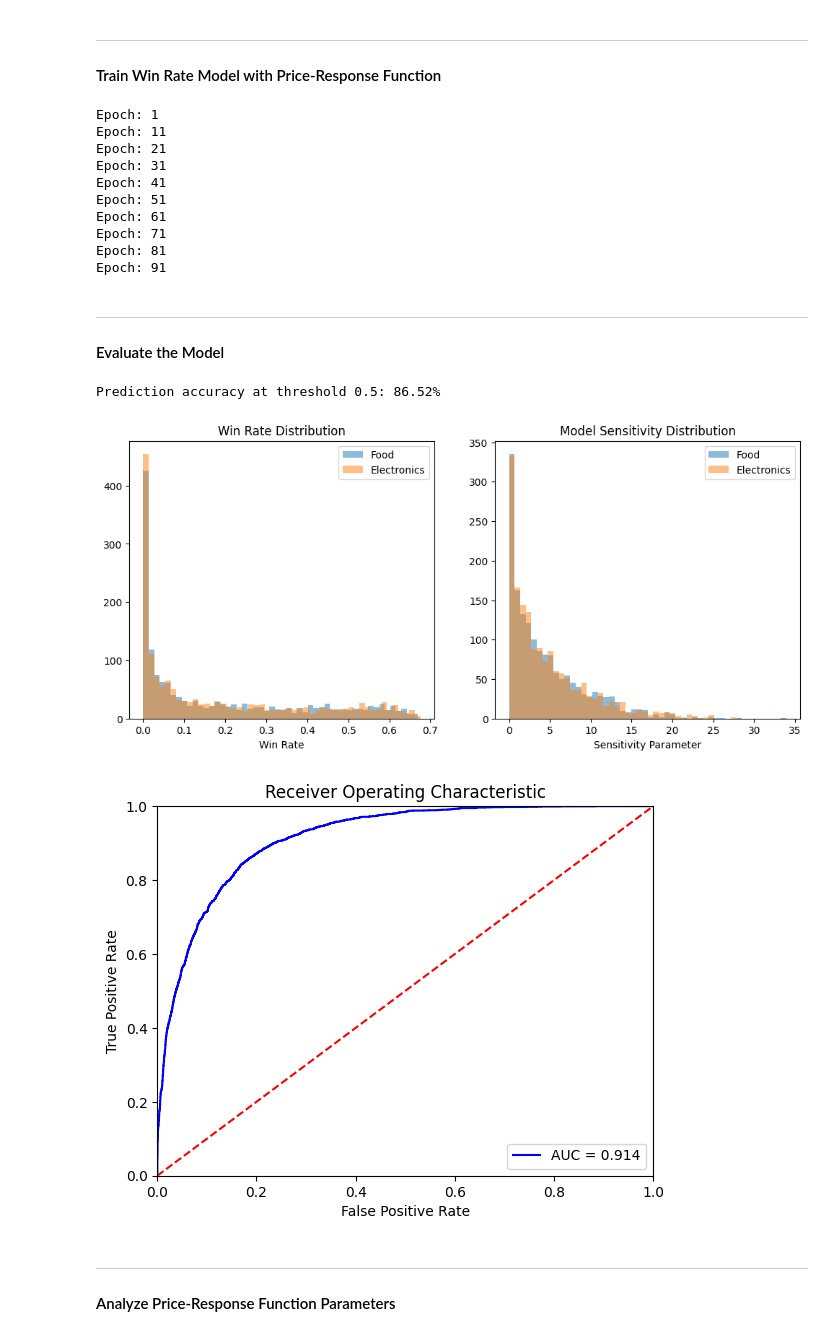
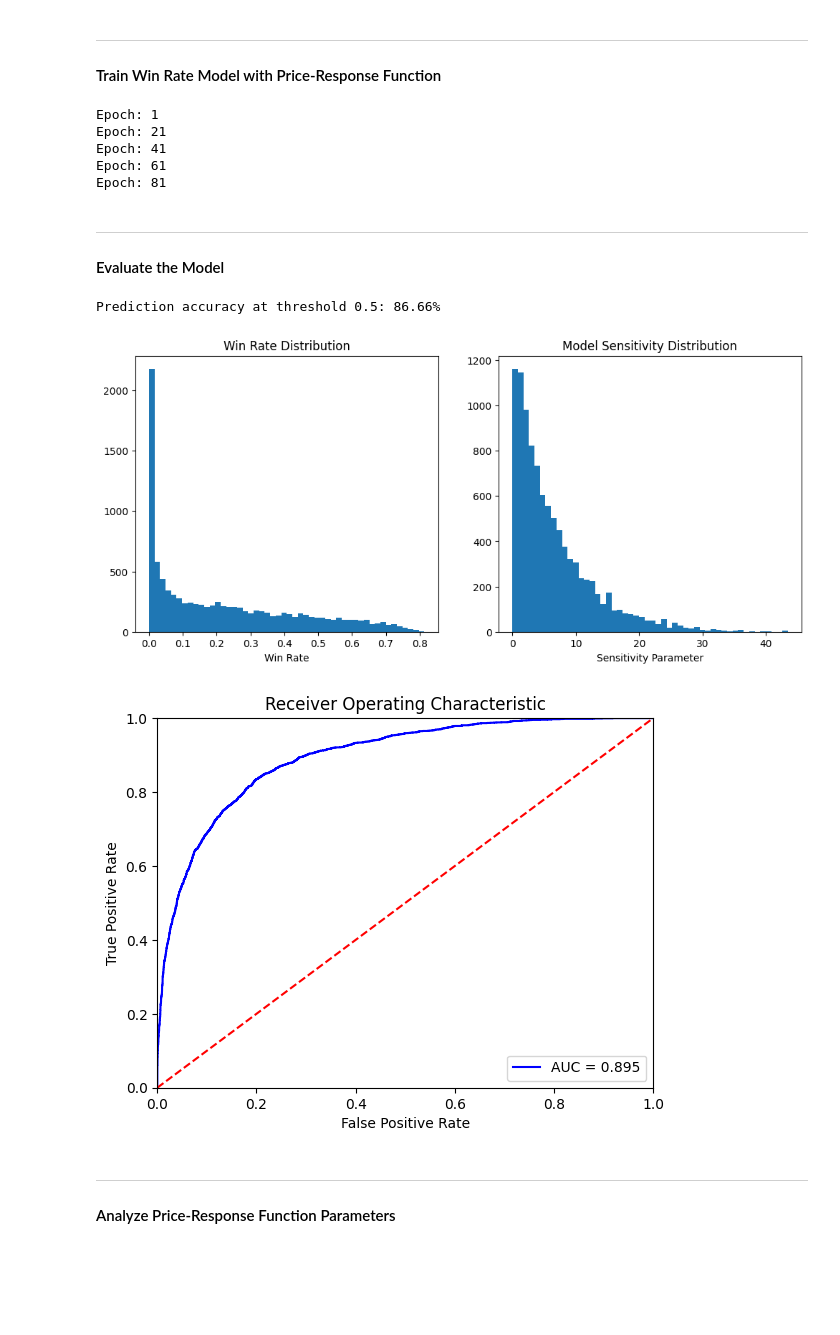
Before and after one commit to Q-shick/ecommerce_price_sensitivity, a Jupyter notebook: conversion-sensitivity-model.ipynb, the cells around one changed output. Saved outputs shown, nothing was run; the diff lists cells and outputs as text; code cells hidden in the pictures; blank space fills up the shorter version.

Commit message:
Kaggle Notebook | conversion_sensitivity_model | Comprehensive price optimization

```diff
--- a/conversion-sensitivity-model.ipynb
+++ b/conversion-sensitivity-model.ipynb
@@ -119,23 +121,21 @@ class MaxWinRateParam(nn.Module):
         x = self.hidden_layer(x)
         x = self.output_layer(x)
         x = self.sigmoid_activation(x)
-        return x
+        return 0.5 * x + 0.5
 
 
 class BiasParam(nn.Module):
     def __init__(self):
         super(BiasParam, self).__init__()
         self.hidden_layer = nn.Linear(12, 5)
+        self.output_layer = nn.Linear(5, 1)
         self.tanh_activation = nn.Tanh()
-        self.output_layer = nn.Linear(5, 1)
-        self.elu_activation = nn.ELU()
 
     def forward(self, x):
         x = self.hidden_layer(x)
+        x = self.output_layer(x)
         x = self.tanh_activation(x)
-        x = self.output_layer(x)
-        x = self.elu_activation(x)
-        return x
+        return x - 0.75
 
 
 class SensitivityParam(nn.Module):
@@ -185,7 +185,7 @@ criterion = nn.BCELoss()
 optimizer = optim.Adam(model.parameters(), lr=0.0001)
 
 for epoch in range(n_epochs):
-    if epoch % 10 == 0:
+    if epoch % 20 == 0:
         print(f"Epoch: {epoch + 1}")
     for i in range(batches_per_epoch):
         start = i * batch_size
@@ -201,65 +201,47 @@ for epoch in range(n_epochs):
         optimizer.step() # Update weights
 # %% [output]
 Epoch: 1
-Epoch: 11
 Epoch: 21
-Epoch: 31
 Epoch: 41
-Epoch: 51
 Epoch: 61
-Epoch: 71
 Epoch: 81
-Epoch: 91
 # %% [markdown]
 ___
 #### Evaluate the Model
 # %%
 win_rate_test, max_win_rate_test, bias_test, sensitivity_test = model(features_test_tensor, price_test_tensor)
 
 pred_win_rate_test = win_rate_test.detach().numpy()
 pred_max_win_rate_test = max_win_rate_test.detach().numpy()
 pred_bias_test = bias_test.detach().numpy()
 pred_sensitivity_test = sensitivity_test.detach().numpy()
 
 pred_goods_test = pd.concat(
     [
         product_info[product_info.index.isin(X_test.index)].reset_index(),
         pd.Series(pred_win_rate_test.ravel(), name="predicted_win_rate"),
         pd.Series(pred_sensitivity_test.ravel(), name="predicted_sensitivity"),
     ],
     axis=1,
 )
 
 conversion_accuracy = ((pred_win_rate_test > 0.5).astype(int).ravel() == y_test.values).mean()
 print(f"Prediction accuracy at threshold 0.5: {conversion_accuracy:.2%}")
 
 fig, ax = plt.subplots(1,2,figsize=(12,5))
-ax[0].hist(
-    pred_goods_test.loc[pred_goods_test["goods"] == "type_food", "predicted_win_rate"],
-    bins=50, alpha=0.5, label="Food"
-)
-ax[0].hist(
-    pred_goods_test.loc[pred_goods_test["goods"] == "type_eletronics", "predicted_win_rate"],
-    bins=50, alpha=0.5, label="Electronics"
-)
+
+ax[0].hist(pred_goods_test["predicted_win_rate"], bins=50)
 ax[0].set_title("Win Rate Distribution")
 ax[0].set_xlabel("Win Rate")
-ax[0].legend()
-ax[1].hist(
-    pred_goods_test.loc[pred_goods_test["goods"] == "type_food", "predicted_sensitivity"],
-    bins=50, alpha=0.5, label="Food"
-)
-ax[1].hist(
-    pred_goods_test.loc[pred_goods_test["goods"] == "type_eletronics", "predicted_sensitivity"],
-    bins=50, alpha=0.5, label="Electronics"
-)
+
+ax[1].hist(pred_goods_test["predicted_sensitivity"], bins=50)
 ax[1].set_title("Model Sensitivity Distribution")
 ax[1].set_xlabel("Sensitivity Parameter")
-ax[1].legend()
+
 plt.show()
 # %% [output]
-Prediction accuracy at threshold 0.5: 86.52%
+Prediction accuracy at threshold 0.5: 86.66%
-[figure, old version]
+[figure, new version]
 # %%
 fpr, tpr, threshold = roc_curve(y_test_tensor, pred_win_rate_test)
 plt.title('Receiver Operating Characteristic')
@@ -272,7 +254,7 @@ plt.ylabel('True Positive Rate')
 plt.xlabel('False Positive Rate')
 plt.show()
 # %% [output]
-[figure, old version]
+[figure, new version]
 # %% [markdown]
 ___
 #### Analyze Price-Response Function Parameters
```
Also changed, not shown: parts of 9 cells of this notebook.
